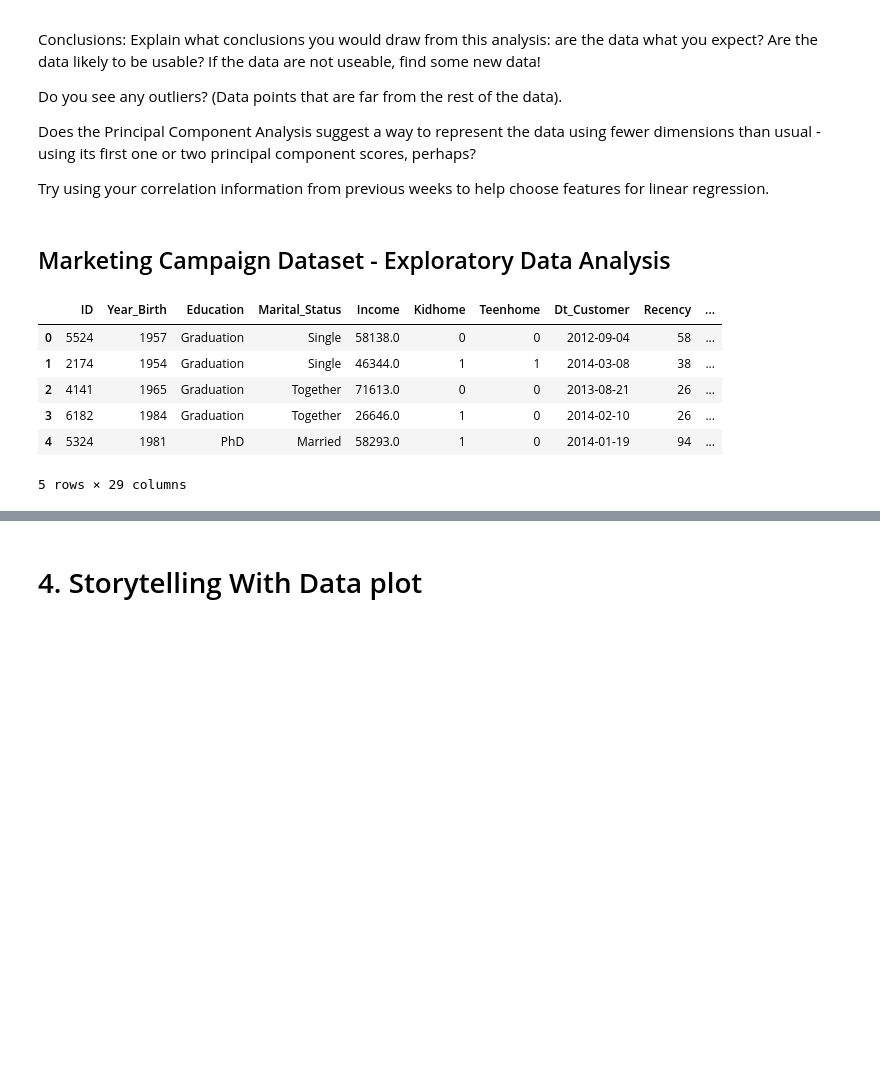
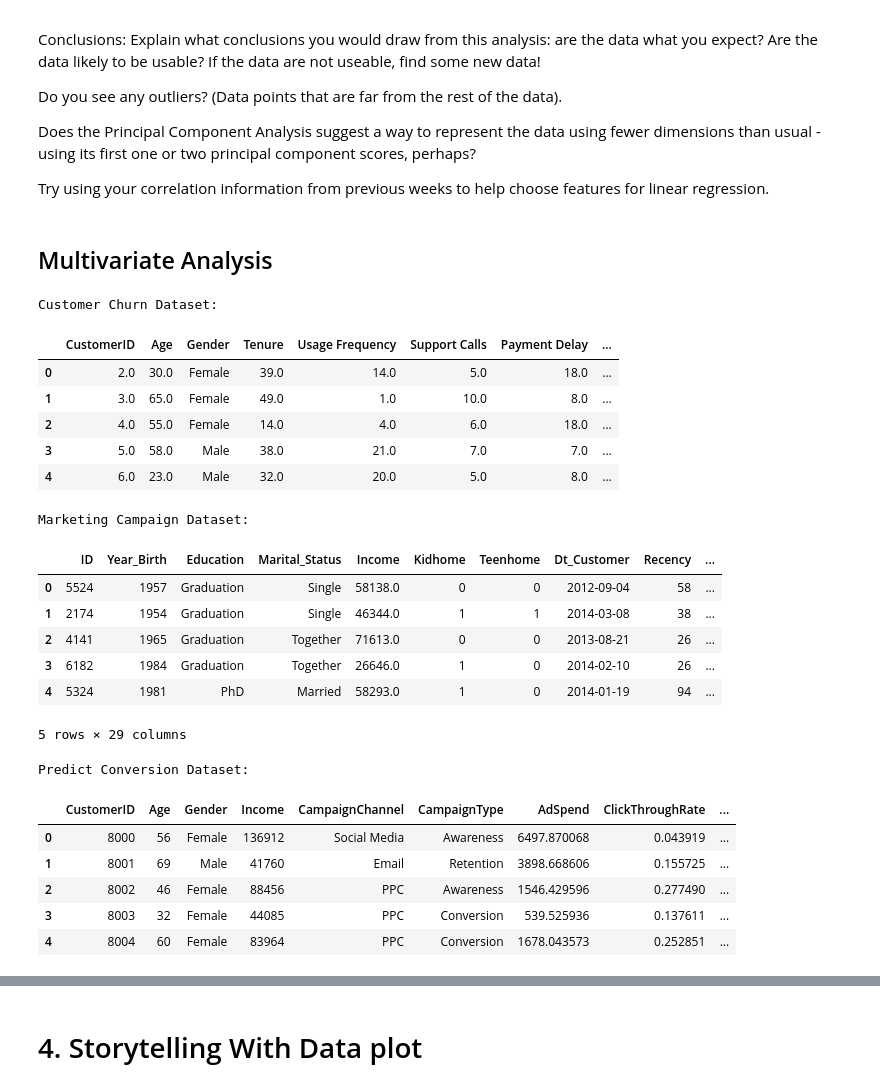
Before and after one commit to JakeOrionBU/milestone-3-hw, a Jupyter notebook: Week 9/OMDS-ModB2-Week9-Alvarez-Jake.ipynb, the cells around one changed output, grey strips where cells are left out. Drawn from its saved outputs; the diff is of its cells as text; code cells hidden in the pictures; blank space fills up the shorter version.

```diff
--- a/Week 9/OMDS-ModB2-Week9-Alvarez-Jake.ipynb
+++ b/Week 9/OMDS-ModB2-Week9-Alvarez-Jake.ipynb
@@ -65,33 +65,42 @@ Does the Principal Component Analysis suggest a way to represent the data using
 
 Try using your correlation information from previous weeks to help choose features for linear regression.
 # %% [markdown]
-## Marketing Campaign Dataset - Exploratory Data Analysis
+## Multivariate Analysis
 # %%
-import pandas as pd
-import numpy as np
-import seaborn as sns
-import matplotlib.pyplot as plt
-from sklearn.decomposition import PCA
-from sklearn.linear_model import LinearRegression
-from sklearn.preprocessing import StandardScaler
-import os
-import kagglehub
+#load datasets
+churn_dataset = pd.read_csv("customer_churn_cleaned.csv")
+marketing_dataset = pd.read_csv("marketing_campaign_cleaned.csv")
+predict_conversion_dataset = pd.read_csv("predict_conversion_cleaned.csv")
 
-# Download and load the dataset
-marketing_dataset_path = kagglehub.dataset_download("rodsaldanha/arketing-campaign")
-marketing_dataset_path_to_file = os.path.join(marketing_dataset_path, "marketing_campaign.csv")
+#preview each dataset
+print("Customer Churn Dataset:")
+display(churn_dataset.head())
 
-marketing_dataset_raw = pd.read_csv(marketing_dataset_path_to_file, sep=';')
+print("Marketing Campaign Dataset:")
+display(marketing_dataset.head())
 
-# Check for missing values and drop them
-marketing_dataset_cleaned = marketing_dataset_raw.dropna()
-
-marketing_dataset_cleaned.head()
+print("Predict Conversion Dataset:")
+display(predict_conversion_dataset.head())
 # %% [output]
+Customer Churn Dataset:
-|  | ID | Year_Birth | Education | Marital_Status | Income | Kidhome | Teenhome | Dt_Customer | Recency | ... |
-| 0 | 5524 | 1957 | Graduation | Single | 58138.0 | 0 | 0 | 2012-09-04 | 58 | ... |
-| 1 | 2174 | 1954 | Graduation | Single | 46344.0 | 1 | 1 | 2014-03-08 | 38 | ... |
-| 2 | 4141 | 1965 | Graduation | Together | 71613.0 | 0 | 0 | 2013-08-21 | 26 | ... |
-| 3 | 6182 | 1984 | Graduation | Together | 26646.0 | 1 | 0 | 2014-02-10 | 26 | ... |
-| 4 | 5324 | 1981 | PhD | Married | 58293.0 | 1 | 0 | 2014-01-19 | 94 | ... |
+|  | CustomerID | Age | Gender | Tenure | Usage Frequency | Support Calls | Payment Delay | ... |
+| 0 | 2.0 | 30.0 | Female | 39.0 | 14.0 | 5.0 | 18.0 | ... |
+| 1 | 3.0 | 65.0 | Female | 49.0 | 1.0 | 10.0 | 8.0 | ... |
+| 2 | 4.0 | 55.0 | Female | 14.0 | 4.0 | 6.0 | 18.0 | ... |
+| 3 | 5.0 | 58.0 | Male | 38.0 | 21.0 | 7.0 | 7.0 | ... |
+| 4 | 6.0 | 23.0 | Male | 32.0 | 20.0 | 5.0 | 8.0 | ... |
-5 rows × 29 columns
+Marketing Campaign Dataset:
+|  | ID | Year_Birth | Education | Marital_Status | Income | Kidhome | Teenhome | Dt_Customer | Recency | ... |
+| 0 | 5524 | 1957 | Graduation | Single | 58138.0 | 0 | 0 | 2012-09-04 | 58 | ... |
+| 1 | 2174 | 1954 | Graduation | Single | 46344.0 | 1 | 1 | 2014-03-08 | 38 | ... |
+| 2 | 4141 | 1965 | Graduation | Together | 71613.0 | 0 | 0 | 2013-08-21 | 26 | ... |
+| 3 | 6182 | 1984 | Graduation | Together | 26646.0 | 1 | 0 | 2014-02-10 | 26 | ... |
+| 4 | 5324 | 1981 | PhD | Married | 58293.0 | 1 | 0 | 2014-01-19 | 94 | ... |
+5 rows × 29 columns
+Predict Conversion Dataset:
+|  | CustomerID | Age | Gender | Income | CampaignChannel | CampaignType | AdSpend | ClickThroughRate | ... |
+| 0 | 8000 | 56 | Female | 136912 | Social Media | Awareness | 6497.870068 | 0.043919 | ... |
+| 1 | 8001 | 69 | Male | 41760 | Email | Retention | 3898.668606 | 0.155725 | ... |
+| 2 | 8002 | 46 | Female | 88456 | PPC | Awareness | 1546.429596 | 0.277490 | ... |
+| 3 | 8003 | 32 | Female | 44085 | PPC | Conversion | 539.525936 | 0.137611 | ... |
+| 4 | 8004 | 60 | Female | 83964 | PPC | Conversion | 1678.043573 | 0.252851 | ... |
```
Also changed, not shown: parts of 18 cells of this notebook, 11 other files.
